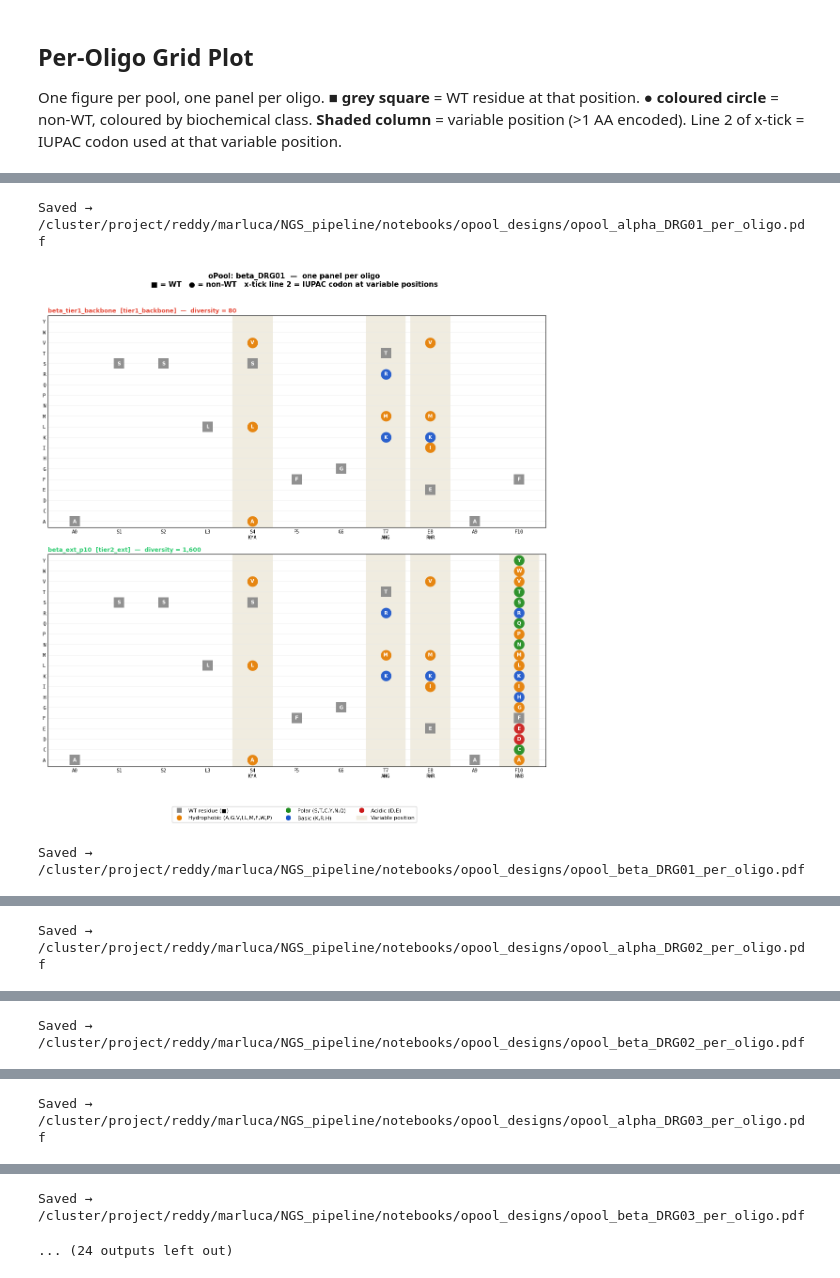
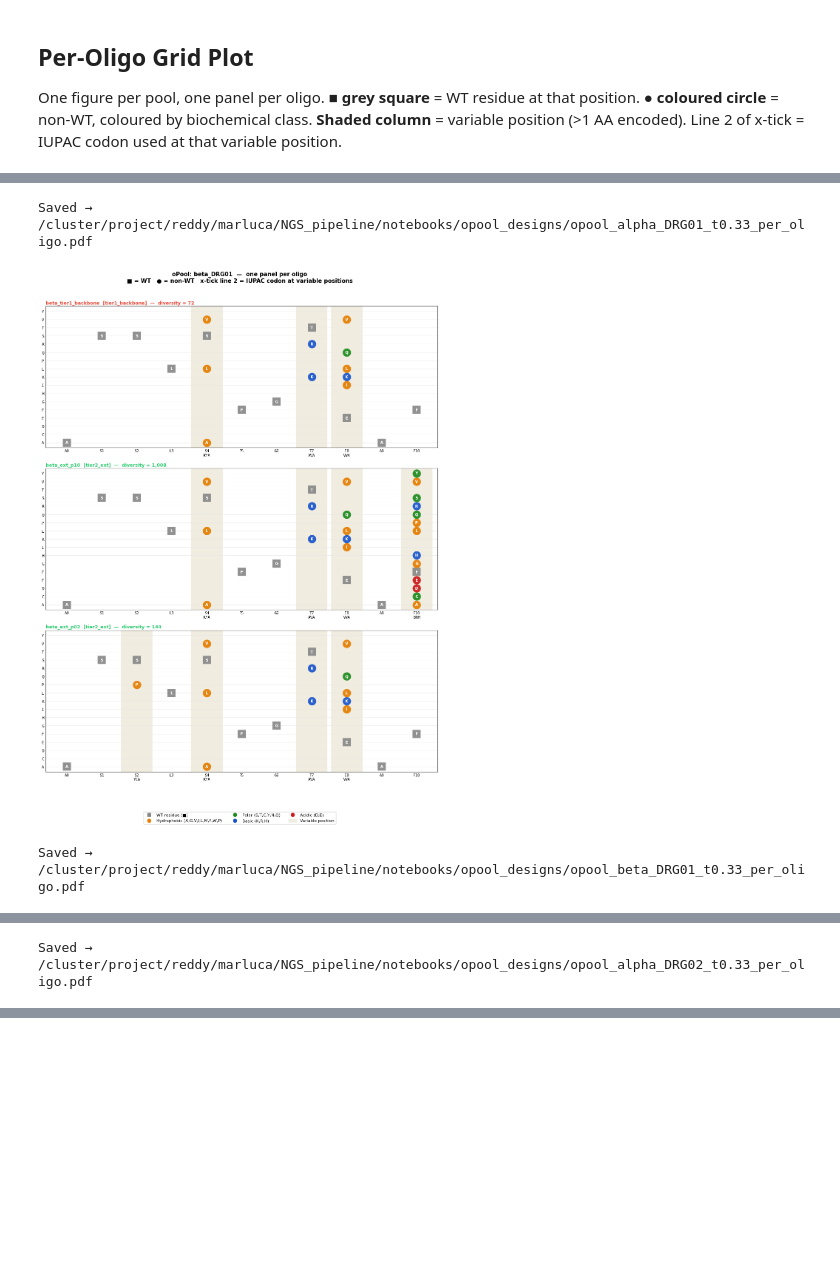
Before and after one commit to marluca95/NGS_pipeline, a Jupyter notebook: notebooks/abDMS_CDR3_splitchain_opool_design.ipynb, the cells around one changed output, grey strips where cells are left out. Saved outputs shown, nothing was run; the diff lists cells and outputs as text; code cells hidden in the pictures; blank space fills up the shorter version.

Commit message:
finalized library design

```diff
--- a/notebooks/abDMS_CDR3_splitchain_opool_design.ipynb
+++ b/notebooks/abDMS_CDR3_splitchain_opool_design.ipynb
@@ -49,11 +49,12 @@ ENRICHMENT_COL['GIG02'] = 'enrich_pos2x_vs_neg'
 PSEUDOCOUNT = 1e-3
 
 # ── Design parameters ────────────────────────────────────────────────────
-TARGET_ALPHA_DIV  = 800    # target unique alpha sequences per pool
-TARGET_BETA_DIV   = 1250   # target unique beta sequences per pool
+TARGET_CROSS_DIV  = 1_000_000   # soft target: alpha_div × beta_div ≈ this
+MAX_CROSS_DIV     = 10_000_000  # hard cap on cross-diversity
 MIN_SCORE         = 0.3    # min composite score to include a position as a candidate
 K_MAX             = 8      # max candidate AAs pulled per position (pre-filter)
 SYN_WEIGHT        = 0.5    # weight of synergy bonus in composite score
+TIER1_FRAC        = 0.33   # backbone diversity cap as fraction of per-chain target; raise to co-vary more positions, lower for more extensions
 
 STOP_PENALTY      = 10.0   # subtracted from mean score per unit stop-codon fraction
 EFFICIENCY_THRESH = 0.3    # must-have fraction below which an oligo is flagged leaky
@@ -61,6 +62,8 @@ EFFICIENCY_THRESH = 0.3    # must-have fraction below which an oligo is flagged
 print(f'Alpha WT: {WT_ALPHA}  ({ALPHA_LEN} aa)')
 print(f'Beta  WT: {WT_BETA}  ({BETA_LEN} aa)')
 print(f'{len(PEPTIDES)} peptides: {PEPTIDES}')
+print(f'Cross-diversity target: {TARGET_CROSS_DIV:,}  (hard cap: {MAX_CROSS_DIV:,})')
+print(f'Tier1 backbone cap: {TIER1_FRAC:.0%} of per-chain target')
 # %% [output]
 Alpha WT: AVNFGGGKLI  (10 aa)
 Beta  WT: ASSLSFGTEAF  (11 aa)
@@ -465,23 +507,26 @@ Designing 18 pools — one per peptide per chain...
 print(f'{"Pool":<20} {"n_oligos":>9} {"tier1_div":>11} {"total_div":>11} {"target":>8}')
 print('-' * 63)
 for name, pool in POOLS.items():
-    tgt      = TARGET_ALPHA_DIV if name.startswith('alpha') else TARGET_BETA_DIV
+    pep  = '_'.join(name.split('_')[1:])
+    cidx = 0 if name.startswith('alpha') else 1
+    tgt  = DIVERSITY_TARGETS[pep][cidx]
     backbone = next((o for o in pool if o['oligo_type'] == 'tier1_backbone'), None)
     td       = backbone['diversity'] if backbone else '-'
-    total    = sum(o['diversity'] for o in pool)
+    total    = sum(o['unique_diversity'] for o in pool)
     types    = {}
     for o in pool: types[o['oligo_type']] = types.get(o['oligo_type'], 0) + 1
     print(f'{name:<20} {len(pool):>9} {td!s:>11} {total:>11,} {tgt:>8,}  {types}')
 
 print()
-print(f'{"Peptide":<8}  {"alpha_div":>10}  {"beta_div":>9}  {"cross":>14}  flag')
-print('-' * 55)
+print(f'{"Peptide":<8}  {"alpha_div":>10}  {"beta_div":>9}  {"cross":>14}  {"target":>10}  flag')
+print('-' * 68)
 for pep in PEPTIDES:
-    ad    = sum(o['diversity'] for o in POOLS[f'alpha_{pep}'])
-    bd    = sum(o['diversity'] for o in POOLS[f'beta_{pep}'])
+    ad    = sum(o['unique_diversity'] for o in POOLS[f'alpha_{pep}'])
+    bd    = sum(o['unique_diversity'] for o in POOLS[f'beta_{pep}'])
     cross = ad * bd
-    flag  = 'WARNING >10M!' if cross > 10_000_000 else 'OK'
-    print(f'{pep:<8}  {ad:>10,}  {bd:>9,}  {cross:>14,.0f}  {flag}')
+    tgt   = TARGET_CROSS_DIV
+    flag  = 'OVER MAX!' if cross > MAX_CROSS_DIV else ('OK' if cross <= tgt * 10 else 'high')
+    print(f'{pep:<8}  {ad:>10,}  {bd:>9,}  {cross:>14,.0f}  {tgt:>10,}  {flag}')
 # %% [output]
 Pool                  n_oligos   tier1_div   total_div   target
 ---------------------------------------------------------------
@@ -540,7 +585,7 @@ def pool_to_df(pool, chain, wt_seq):
     chain_len = len(wt_seq)
     rows, cumul = [], 0
     for o in pool:
-        cumul += o['diversity']
+        cumul += o['unique_diversity']
         dna    = ''.join(o['iupac_triplets'][p] for p in range(chain_len))
         varied = {p: sorted(aas)
                   for p, aas in o['position_aas'].items()
@@ -555,6 +600,7 @@ def pool_to_df(pool, chain, wt_seq):
             'n_variable_positions':  len(varied),
             'variable_positions':    varied_str,
             'diversity':             o['diversity'],
+            'unique_diversity':      o['unique_diversity'],
             'cumulative_diversity':  cumul,
             'mean_codon_efficiency': round(np.mean(effs), 3) if effs else 1.0,
             'is_leaky':              o.get('is_leaky', False),
@@ -569,6 +615,6 @@ for pool_name, pool in POOLS.items():
     path  = OUT_DIR / f'opool_{pool_name}.csv'
     df.to_csv(path, index=False)
     print(f'Wrote {path}  ({len(df)} oligos)')
-    display(df[['oligo_id','oligo_type','n_variable_positions','variable_positions','diversity']])
+    display(df[['oligo_id','oligo_type','n_variable_positions','variable_positions','diversity','unique_diversity']])
 # %% [output]
 Wrote /cluster/project/reddy/marluca/NGS_pipeline/notebooks/opool_designs/opool_alpha_DRG01.csv  (3 oligos)
@@ -748,8 +792,8 @@ def plot_pool_per_oligo(pool_name, pool, wt_seq):
     )
     plt.tight_layout(rect=[0, 0.07, 1, 0.97])
 
-    pdf = OUT_DIR / f'opool_{pool_name}_per_oligo.pdf'
-    png = OUT_DIR / f'opool_{pool_name}_per_oligo.png'
+    pdf = OUT_DIR / f'opool_{pool_name}_t{TIER1_FRAC}_per_oligo.pdf'
+    png = OUT_DIR / f'opool_{pool_name}_t{TIER1_FRAC}_per_oligo.png'
     plt.savefig(pdf, bbox_inches='tight')
     plt.savefig(png, bbox_inches='tight', dpi=150)
     plt.show()
@@ -765,3 +809,3 @@ for pool_name, pool in POOLS.items():
-Saved → /cluster/project/reddy/marluca/NGS_pipeline/notebooks/opool_designs/opool_alpha_DRG01_per_oligo.pdf
+Saved → /cluster/project/reddy/marluca/NGS_pipeline/notebooks/opool_designs/opool_alpha_DRG01_t0.33_per_oligo.pdf
-[figure, old version]
+[figure, new version]
-Saved → /cluster/project/reddy/marluca/NGS_pipeline/notebooks/opool_designs/opool_beta_DRG01_per_oligo.pdf
+Saved → /cluster/project/reddy/marluca/NGS_pipeline/notebooks/opool_designs/opool_beta_DRG01_t0.33_per_oligo.pdf
@@ -769 +813 @@ Saved → /cluster/project/reddy/marluca/NGS_pipeline/notebooks/opool_designs/op
-Saved → /cluster/project/reddy/marluca/NGS_pipeline/notebooks/opool_designs/opool_alpha_DRG02_per_oligo.pdf
+Saved → /cluster/project/reddy/marluca/NGS_pipeline/notebooks/opool_designs/opool_alpha_DRG02_t0.33_per_oligo.pdf
@@ -771 +813,0 @@ Saved → /cluster/project/reddy/marluca/NGS_pipeline/notebooks/opool_designs/op
-Saved → /cluster/project/reddy/marluca/NGS_pipeline/notebooks/opool_designs/opool_beta_DRG02_per_oligo.pdf
@@ -773 +813,0 @@ Saved → /cluster/project/reddy/marluca/NGS_pipeline/notebooks/opool_designs/op
-Saved → /cluster/project/reddy/marluca/NGS_pipeline/notebooks/opool_designs/opool_alpha_DRG03_per_oligo.pdf
@@ -775,2 +813,0 @@ Saved → /cluster/project/reddy/marluca/NGS_pipeline/notebooks/opool_designs/op
-Saved → /cluster/project/reddy/marluca/NGS_pipeline/notebooks/opool_designs/opool_beta_DRG03_per_oligo.pdf
-... (24 outputs left out)
```
Also changed, not shown: parts of 8 cells of this notebook.
